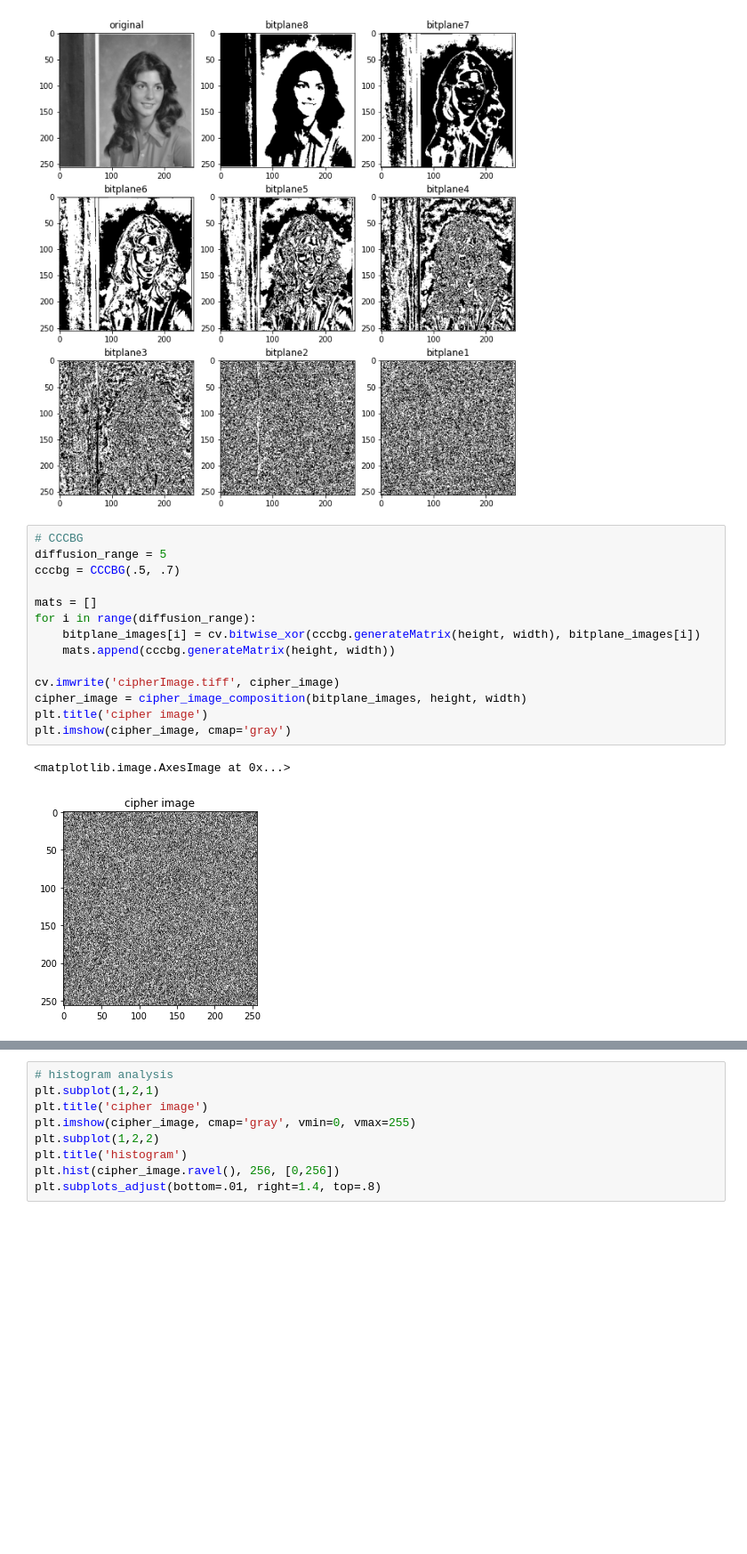
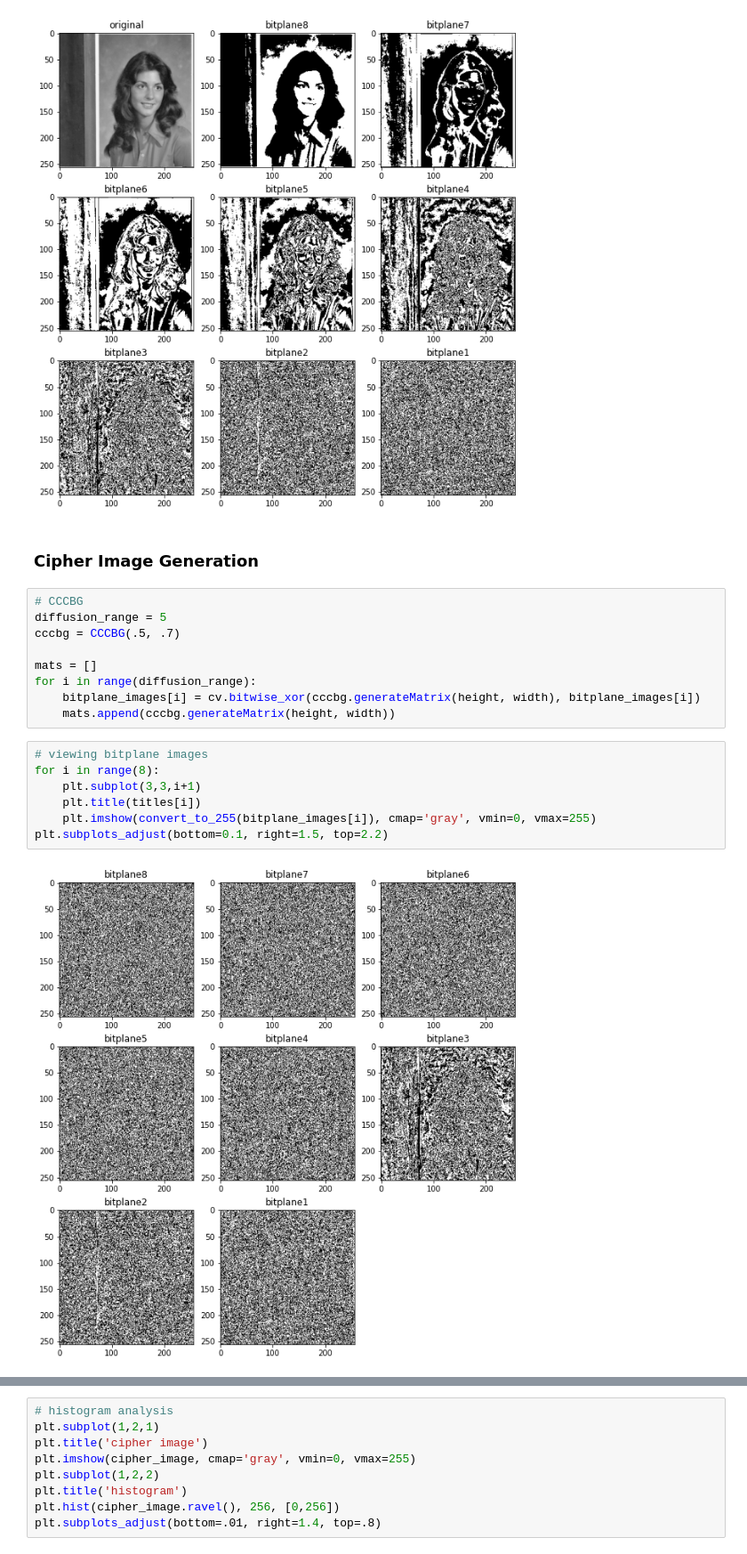
Before and after one commit to suvasish114/Non-Adaptive-Partial-Image-Encryption, a Jupyter notebook: sender.ipynb, the cells around one changed output, grey strips where cells are left out. Shown at 89% size. Saved outputs shown, nothing was run; the diff lists cells and outputs as text; blank space fills up the shorter version.

```diff
--- a/sender.ipynb
+++ b/sender.ipynb
@@ -55,6 +56,8 @@ for i in range(8):
 plt.subplots_adjust(bottom=0.1, right=1.5, top=2.2)
 # %% [output]
 [figure]
+# %% [markdown]
+### Cipher Image Generation
 # %%
 # CCCBG
 diffusion_range = 5
@@ -64,11 +67,12 @@ mats = []
 for i in range(diffusion_range):
     bitplane_images[i] = cv.bitwise_xor(cccbg.generateMatrix(height, width), bitplane_images[i])
     mats.append(cccbg.generateMatrix(height, width))
-
-cv.imwrite('cipherImage.tiff', cipher_image)
-cipher_image = cipher_image_composition(bitplane_images, height, width)
-plt.title('cipher image')
-plt.imshow(cipher_image, cmap='gray')
-# %% [output]
-<matplotlib.image.AxesImage at 0x...>
-[figure, removed]
+# %%
+# viewing bitplane images
+for i in range(8):
+    plt.subplot(3,3,i+1)
+    plt.title(titles[i])
+    plt.imshow(convert_to_255(bitplane_images[i]), cmap='gray', vmin=0, vmax=255)
+plt.subplots_adjust(bottom=0.1, right=1.5, top=2.2)
+# %% [output]
+[figure, added]
```
Also changed, not shown: parts of 5 cells of this notebook, 7 other files.
